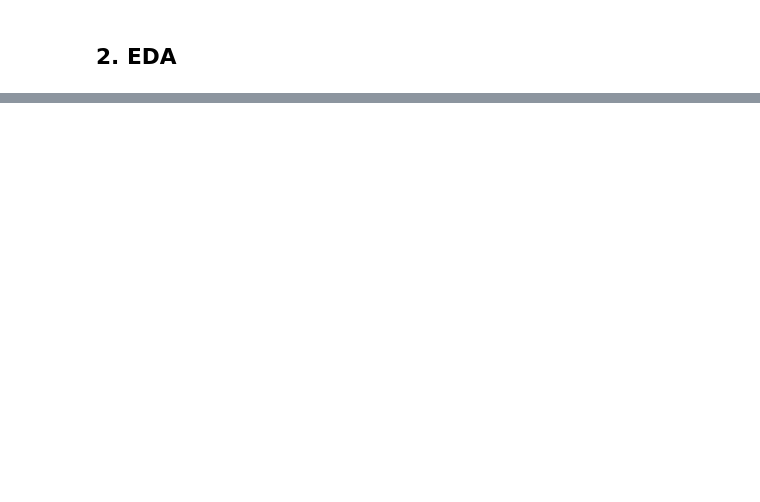
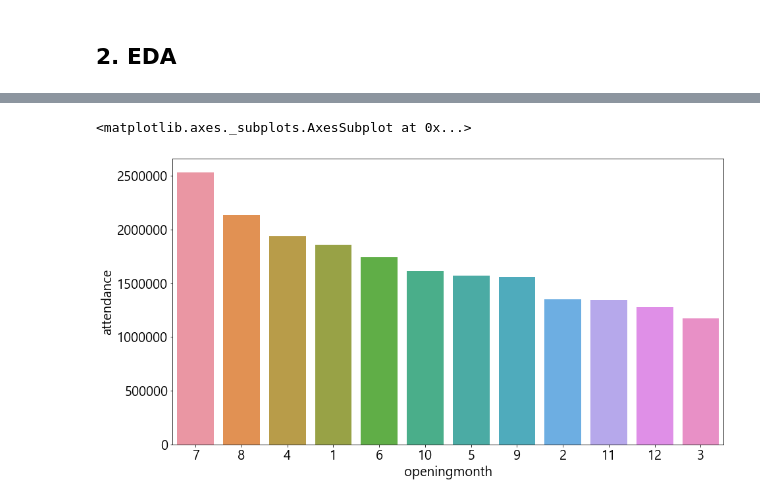
Before and after one commit to jtgoon/BigData_Final_Project, a Jupyter notebook: ipynb/EDA.ipynb, the cells around one changed output, grey strips where cells are left out. Cells and saved outputs as stored; diff of their text form; code cells hidden in the pictures; blank space fills up the shorter version.

```diff
--- a/ipynb/EDA.ipynb
+++ b/ipynb/EDA.ipynb
@@ -31,7 +67,5 @@ movie.head()
 # %%
-### 개봉연도&월별 작품 수
-# 개봉연도(openingyear), 개봉월(openingmonth) 칼럼 생성
-movie['openingyear'] = movie['openingdate'].dt.year
+# 개봉월(openingmonth) 칼럼 생성
 movie['openingmonth'] = movie['openingdate'].dt.month
 movie.head()
 # %% [output]
@@ -56,0 +78,4 @@ sns.countplot(x=movie['openingmonth'])
+# %%
+### 월별 관람객 수
+movie_month = pd.DataFrame(movie.groupby(by='openingmonth')['attendance'].mean().reset_index())
+movie_month
@@ -56,0 +96,6 @@ sns.countplot(x=movie['openingmonth'])
+# %%
+order=movie.groupby(by='openingmonth')['attendance'].mean().sort_values(ascending=False).index
+sns.barplot(x=movie_month['openingmonth'], y=movie_month['attendance'], order=order)
+# %% [output]
+<matplotlib.axes._subplots.AxesSubplot at 0x...>
+[figure, added]
```
Also changed, not shown: parts of 28 cells of this notebook.
